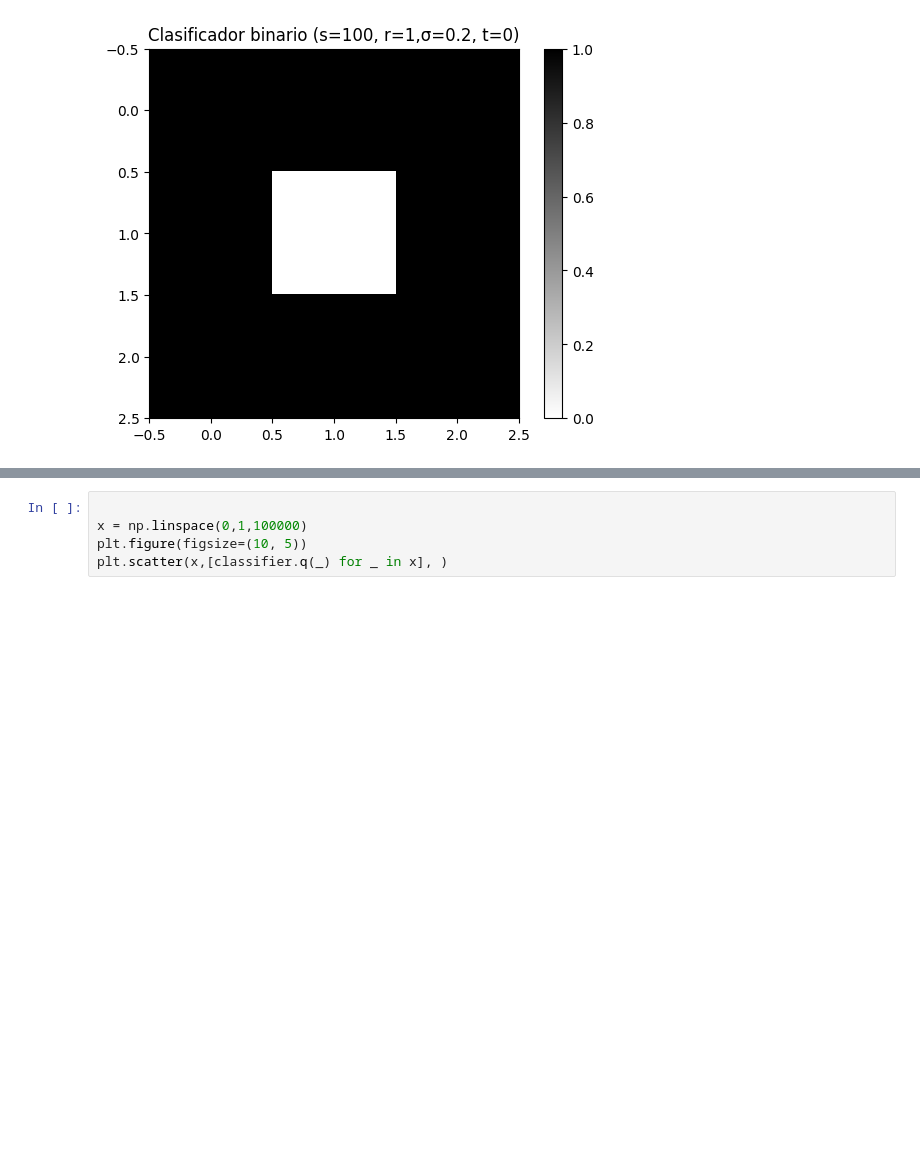
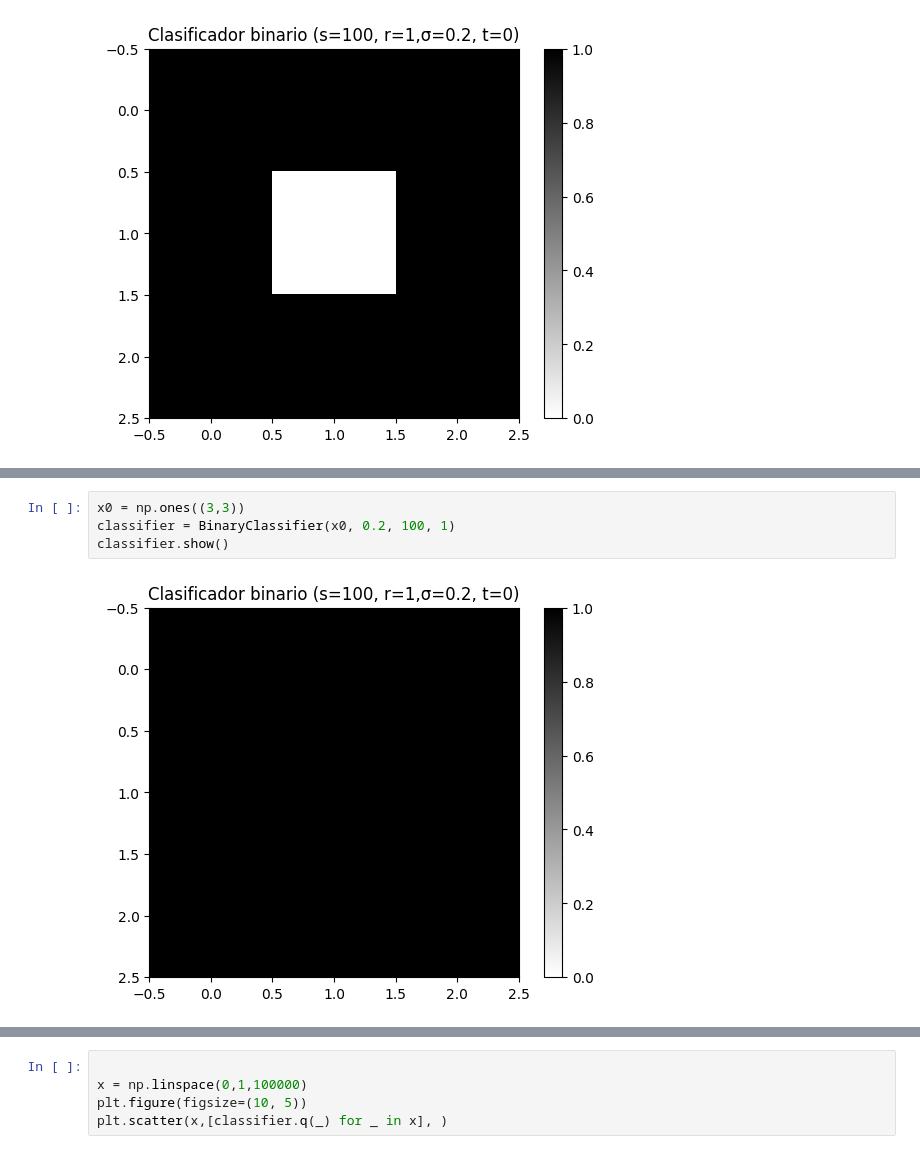
Before and after one commit to nacho2110/edpn-proyecto, a Jupyter notebook: preproyecto.ipynb, the cells around one changed output, grey strips where cells are left out. Saved outputs shown, nothing was run; the diff lists cells and outputs as text; blank space fills up the shorter version.

```diff
--- a/preproyecto.ipynb
+++ b/preproyecto.ipynb
@@ -38,0 +32,6 @@ classifier.neighbors
+# %%
+x0 = np.ones((3,3))
+classifier = BinaryClassifier(x0, 0.2, 100, 1)
+classifier.show()
+# %% [output]
+[figure, added]
```
Also changed, not shown: parts of 6 cells of this notebook, 1 other file.
